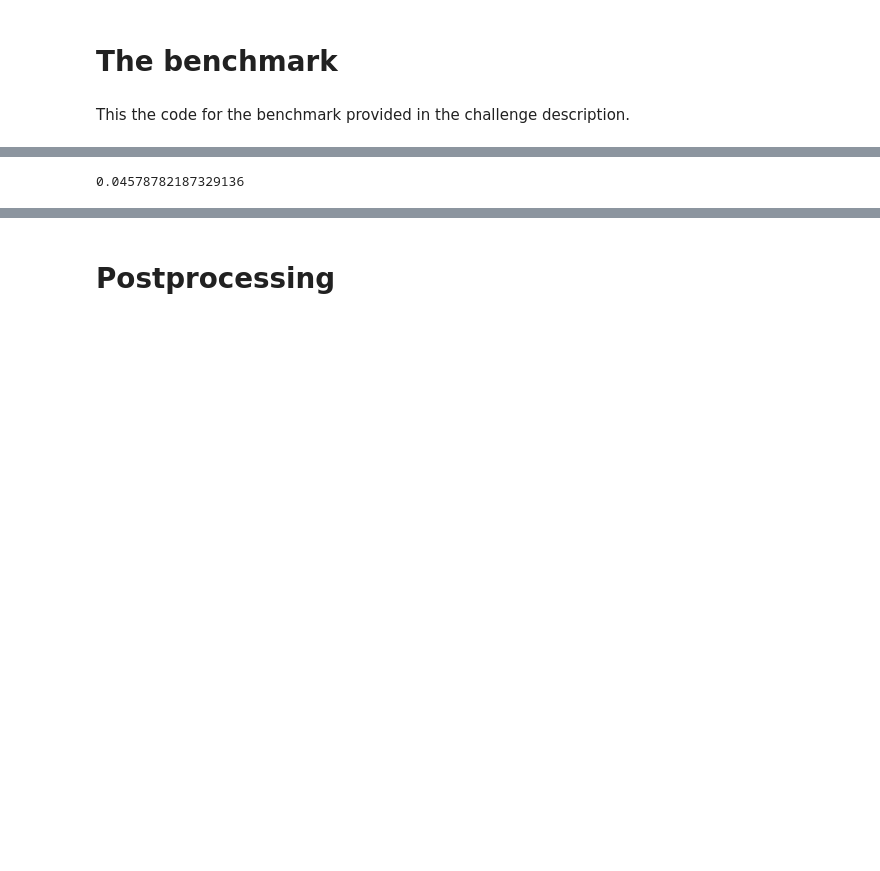
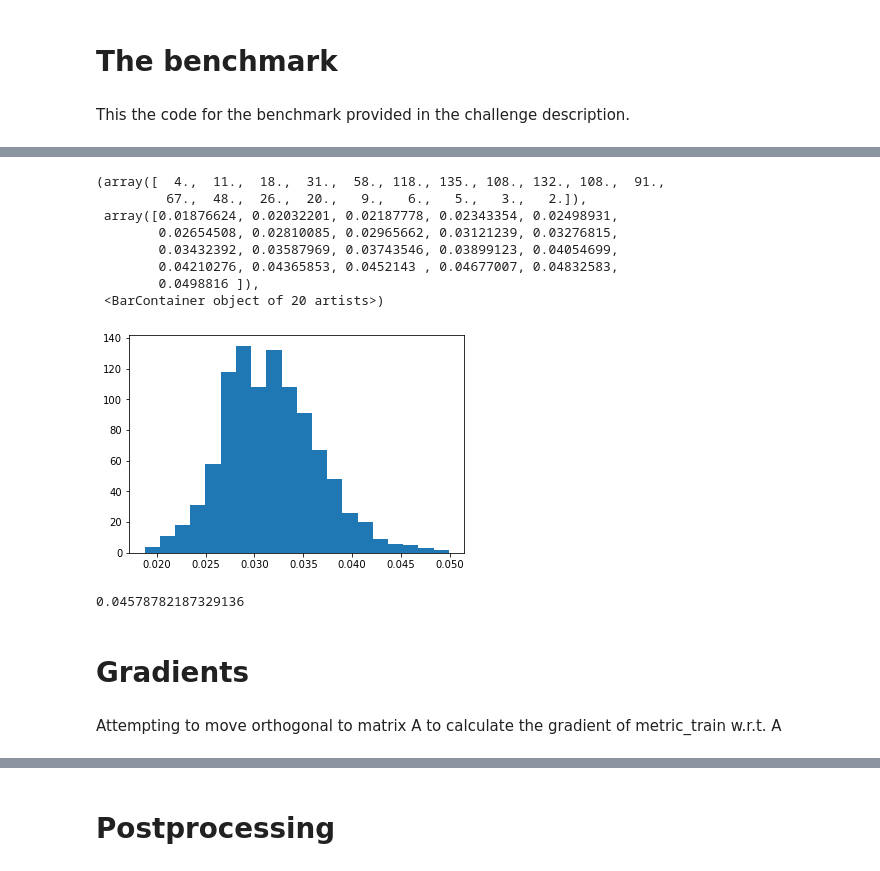
Before and after one commit to BenSnow6/Quant-challenge, a Jupyter notebook: ENS_QRT22_V1/ENS_QRT22_V1.ipynb, the cells around one changed output, grey strips where cells are left out. Drawn from its saved outputs; the diff is of its cells as text; code cells hidden in the pictures; blank space fills up the shorter version.

```diff
--- a/ENS_QRT22_V1/ENS_QRT22_V1.ipynb
+++ b/ENS_QRT22_V1/ENS_QRT22_V1.ipynb
@@ -206,18 +206,19 @@ def myRandom():
     A[0:5, 0] = 1/np.sqrt(5) # 5-day return factor
     A[5:235, 1] = 1/np.sqrt(230) # momentum factor
     A[235:250, 2] = 1/np.sqrt(15) # momentum factor
-    A[5:250, 0] = 1/np.sqrt(245) # 250-day return factor
+    A[5:250, 0] = 1/np.sqrt(245) # 245-day return factor
     for i in range(0,250):
         A[i,3] = np.cos(i) + np.random.uniform(0,1) # random factors
         A[i,3] = A[i,3]/np.sqrt((A[i,3]**2).sum()) # normalize the random factors
     for i in range(6,250):
         A[i,0] = np.cos(np.random.uniform(0,1))
+        A[i,2] = 1/np.sqrt(np.cos(np.random.uniform(0,1)))
         A[i,4] = np.sin(np.random.uniform(0,1))
         A[i,5] = np.tanh(np.random.uniform(0,1))
         A[i,6] = np.cos(np.random.uniform(0,1)) + np.sin(np.random.uniform(0,1))
         A[i,7] = np.arcsinh(np.random.uniform(0,1))
         A[i,8] = np.cosh(np.random.uniform(0,1))
-        A[i,9] = 1- np.random.uniform(0,1)
+        A[i,9] = 1 - np.random.uniform(0,1)
 
 
     # A[0:250, 3] = 1/np.cos() # 250-day return factor
@@ -226,7 +227,7 @@ def myRandom():
     # plt.matshow(A.T)
     # plt.show
     # orthoProj = np.eye(250) - np.outer(A[:, 0], A[:, 0]) - np.outer(A[:, 1], A[:, 1]) - np.outer(A[:,2], A[:,2]) # projection matrix on the orthogonal to the span of A[:,0] and A[:,1]
-    A = np.linalg.qr(A)[0]
+    A = np.linalg.qr(A)[0] # Apply Gram-Schmidt algorithm to the columns of A
     # A_remaining_columns = orthoProj @ np.random.randn(250, 7) # sample random vectors in the space orthogonal to the first two columns of A
     # A_remaining_columns = np.linalg.qr(A_remaining_columns)[0] # orthonormalize these vectors with Gram-Schmidt algorithm
     # A[:, 3:] = A_remaining_columns
@@ -239,7 +240,7 @@ def myRandom():
 
 
 # Step 3: Compute the mean square optimal beta_1, beta_2 and then complete the vector beta with zeros
-
+A = myRandom()
 predictors = X_train_reshape @ A[:, :]
 targets = Y_train.T.stack()
 beta = np.linalg.inv(predictors.T @ predictors) @ predictors.T @ targets
@@ -299,4 +316,21 @@ for iteration in range(Niter):
+# %%
+x_originalRandom = np.array(calculatedMetricsPurerandom)
+plt.hist(x_originalRandom, bins = 20)
+# %% [output]
+(array([  4.,  11.,  18.,  31.,  58., 118., 135., 108., 132., 108.,  91.,
+         67.,  48.,  26.,  20.,   9.,   6.,   5.,   3.,   2.]),
+ array([0.01876624, 0.02032201, 0.02187778, 0.02343354, 0.02498931,
+        0.02654508, 0.02810085, 0.02965662, 0.03121239, 0.03276815,
+        0.03432392, 0.03587969, 0.03743546, 0.03899123, 0.04054699,
+        0.04210276, 0.04365853, 0.0452143 , 0.04677007, 0.04832583,
+        0.0498816 ]),
+ <BarContainer object of 20 artists>)
+[figure, added]
 # %%
 metric_train(A_QRT, beta_QRT) # public metric: 0.03535
 # %% [output]
 0.04578782187329136
+# %% [markdown]
+# Gradients
+# %% [markdown]
+Attempting to move orthogonal to matrix A to calculate the gradient of metric_train w.r.t. A
```
Also changed, not shown: parts of 28 cells of this notebook, 2 other files.
